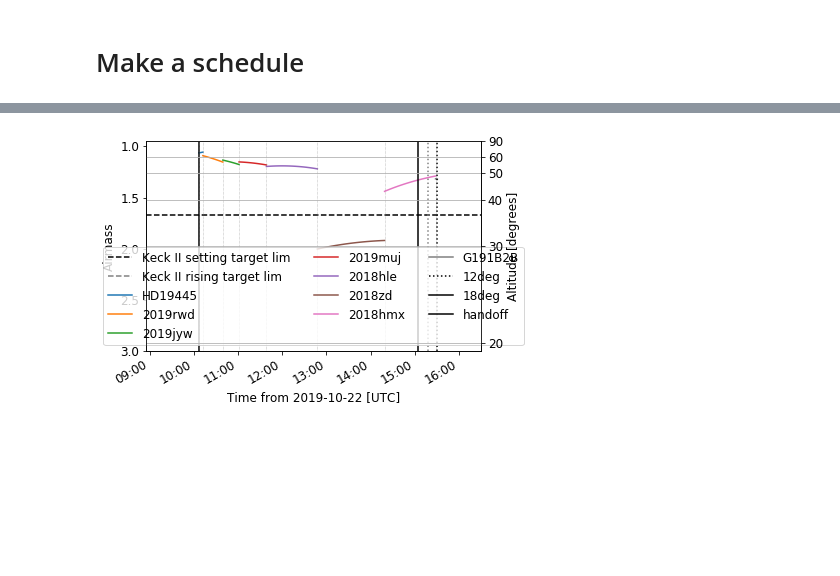
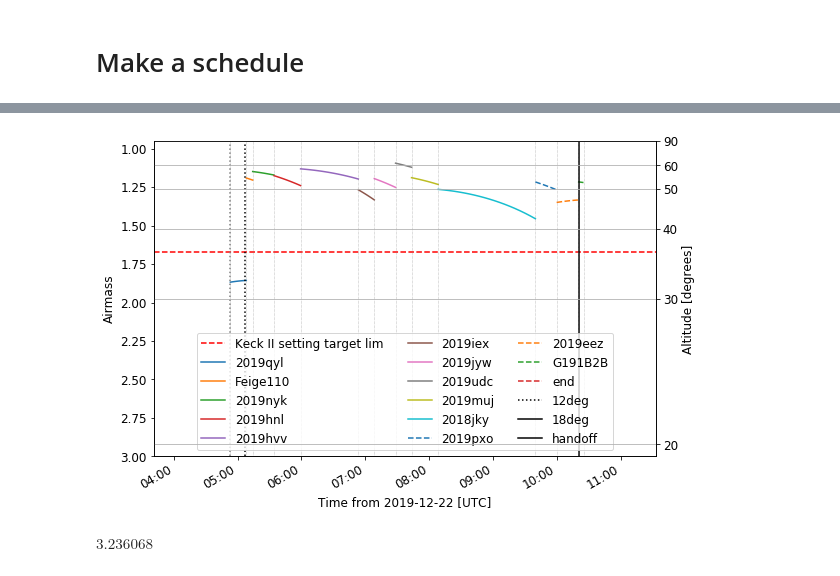
Before and after one commit to svalenti/Keck_observations, a Jupyter notebook: 20191222_deimos/target_visibility/plan_obs.ipynb, the cells around one changed output, grey strips where cells are left out. Drawn from its saved outputs; the diff is of its cells as text; code cells hidden in the pictures; blank space fills up the shorter version.

```diff
--- a/20191222_deimos/target_visibility/plan_obs.ipynb
+++ b/20191222_deimos/target_visibility/plan_obs.ipynb
@@ -170,13 +215,17 @@ targets = [sn2018zd, sn2018hmx, sn2019muj, sn2019jyw, sn2018hle,
+# %%
+targets = [sn2019eez, sn2019jyw, sn2019nyk, sn2019muj,
+           sn2019pxo, sn2018jky, sn2019hvv, AT2019udc, sn2019iex, sn2019hnl
+          ,sn2019osl, sn2019ust, sn2019tua, sn2019sox]#sn2019edo,sn2019cth, sn2019ein, sn2019np,, AT2019qyl, sn2018evt
 # %% [markdown]
 #### Plot Objects for the night
 # %%
 
 plt.close()
-fig = plt.figure()
+fig = plt.figure(figsize=(9,6))
 fig.subplotpars.update(bottom=0.15)
 ax = fig.add_subplot(111)
-ax.axhline(1/np.cos(((90-36.8)*u.degree).to(u.radian)), color='k', ls='--', label='Keck rising target lim')
-time = today+np.linspace(-0.2, 0.32, 100)
+ax.axhline(1/np.cos(((90-33)*u.degree).to(u.radian)), color='k', ls='--', label='Keck rising target lim')
+time = today+np.linspace(-0.2, 0.51, 100)
 for std in chosen_stds:
     plots.plot_airmass(std, observer, time, style_kwargs={'linestyle':':'})
 
@@ -230,0 +260,19 @@ G191B2B  05:05:30.60   +52:49:54.0 11.9  1x60"""
+# %%
+tab = """2019qyl  00:54:57.53   -37:38:39.5 19    1x600
+Feige110  23:19:58.39   -05:09:55.8  11.83 1x60
+2019nyk  00:15:15.21   -08:11:21.8 19.5  1x900
+2019hnl  23:43:10.24   -02:56:58.7 21    1x1200
+2019hvv  01:14:24.37   -07:28:31.7 22    3x900
+2019iex  23:51:03.61   +20:08:43.7 19    1x600
+2019jyw  01:06:30.21   -02:11:56.3 19.5  1x900
+2019udc  01:53:11.18   +04:11:46.9 19    1x600
+2019muj  02:26:18.55   -09:50:09.0 20.4  1x1200
+2018jky  03:26:01.93   -17:33:48.0 23    4x1200
+2019pxo  03:15:18.37   +42:41:44.0 20    1x900
+2019eez  06:16:22.26   -21:21:35.7 19.5  1x900
+G191B2B  05:05:30.60   +52:49:54.0 11.9  1x60
+end      00:00:00.00   +00:00:00.0 11    1x1"""
+#2019edo  12:11:51.59   +24:08:11.2 20    1x900
+#2018evt  13:46:39.21   -09:38:35.8 18.5  1x600
+#2019qyl  00:54:57.53   -37:38:39.5 19    1x600
+#2019hnl  23:43:10.24 -02:56:58.7   19       2x600
@@ -259,6 +317,5 @@ tbdata
 # %%
-#night_start = Time(pre_twi15deg.iso)
-night_start = handoff
+night_start = Time(pre_twi15deg.iso)
 readout_time = 127*u.second
 slew = 300*u.second
 obs_start = [night_start]
@@ -288,35 +351,38 @@ tbdata
 # %%
-fig = plt.figure()
+fig = plt.figure(figsize=(9,6))
 fig.subplotpars.update(bottom=0.15)
 ax = fig.add_subplot(111)
-ax.axhline(1/np.cos(((90-36.8)*u.degree).to(u.radian)), color='k', ls='--', label='Keck II setting target lim')
-ax.axhline(1/np.cos(((90-18)*u.degree).to(u.radian)), color='gray', ls='--', label='Keck II rising target lim')
+ax.axhline(1/np.cos(((90-36.8)*u.degree).to(u.radian)), color='red', ls='--', label='Keck II setting target lim')
+#ax.axhline(1/np.cos(((90-18)*u.degree).to(u.radian)), color='red', ls='--', label='Keck II rising target lim')
 #time = today+np.linspace(0, 0.32, 100)
 last_time = handoff
 for indx, cycle in enumerate(custom_cycler):
     try:
         irow = tbdata[indx]
     except IndexError:
         break
     itarget = astroplan.FixedTarget(coord=SkyCoord(ra=irow['ra'], dec=irow['dec'], unit=(u.hourangle, u.degree)),
                                    name=irow['name'])
     try:
         time = irow['start'] + np.linspace(0,(tbdata[indx+1]['start']-irow['start']).value, 20)
     except IndexError:
         time = irow['start'] + np.linspace(0,(twi12deg-irow['start']).value, 20)
     plots.plot_airmass(itarget, observer, time, altitude_yaxis=True, ax=ax, style_kwargs=cycle)
 ax.axvline(twi12deg.plot_date, linestyle=':', label='12deg', color='k')
 ax.axvline(twi18deg.plot_date, label='18deg', color='k')
 ax.axvline(handoff.plot_date, label='handoff', color='k')
 ax.axvline(pre_twi18deg.plot_date, color='k', ls=':')
-ax.axvline(twi15deg.plot_date, color='gray', ls=':')
+ax.axvline(pre_twi15deg.plot_date, color='gray', ls=':')
 for start_time in tbdata['start']:
     ax.axvline(start_time.plot_date, color='gray', lw=0.5, ls=':')
 ax.legend(ncol=3, loc='lower center')
-#ax.set_xlim(pre_twi15deg.plot_date-0.05, handoff.plot_date+0.05)
-ax.set_xlim(handoff.plot_date-0.05, twi15deg.plot_date+0.05)
+ax.set_xlim(pre_twi15deg.plot_date-0.05, handoff.plot_date+0.05)
 ax.set_ylim(ymax=0.95)
 plt.grid()
 plt.savefig('schedule.pdf')
 # %% [output]
-[figure, old version]
+[figure, new version]
+# %%
+1/np.cos(((90-18)*u.degree).to(u.radian))
+# %% [output]
+$3.236068 \; \mathrm{}$
```
Also changed, not shown: parts of 31 cells of this notebook, 11 other files.
